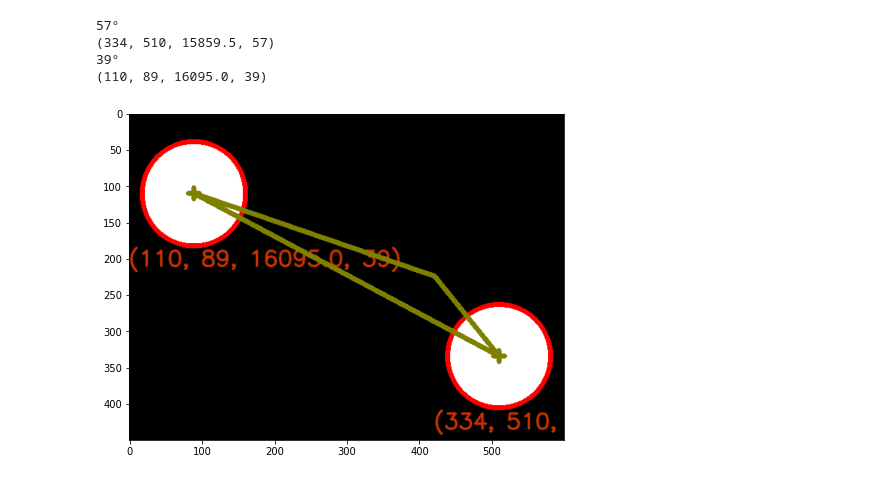
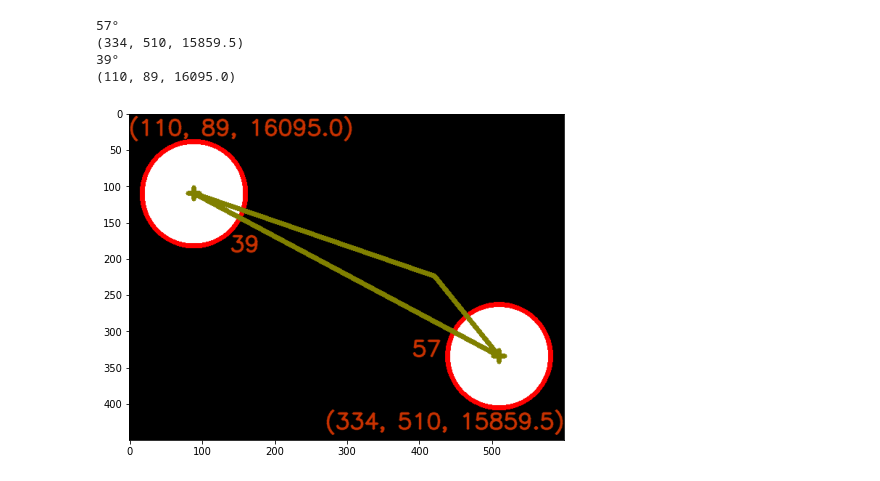
Before and after one commit to Carlos-CECH/pythonNAC1, a Jupyter notebook: R2.ipynb, the cells around one changed output. Drawn from its saved outputs; the diff is of its cells as text; code cells hidden in the pictures.

```diff
--- a/R2.ipynb
+++ b/R2.ipynb
@@ -40,37 +40,46 @@ for c in contornos:
   cy = int(M['m01']/M['m00'])
 
   cv2.drawContours(contornos_img, contornos, -1, [255, 0, 0], 5);
 
   size = 8
   color = (128,128,0)
   cv2.line(contornos_img,(cx - size,cy),(cx + size,cy),color,5)
   cv2.line(contornos_img,(cx,cy - size),(cx, cy + size),color,5)
   graus = round(degrees(atan2(cx,cy)))
 
   font = cv2.FONT_HERSHEY_SIMPLEX
-  text = cy , cx, area, graus
-  if area > cx:
-    origem = (cx - 90, cy + 100)
+  text = cy , cx, area
+  if 400 > cx and cx > 10:
+    origem = (cx - 90, cy - 80)
   else:
     origem = (cx - 240, cy + 100)
 
   cv2.putText(contornos_img, str(text), origem, font,1,(200,50,0),2,cv2.LINE_AA)
 
+  font = cv2.FONT_HERSHEY_SIMPLEX
+  text1 = graus
+  if 400 > cx and cx > 10:
+    origem = (cx + 50, cy + 80)
+  else:
+    origem = (cx - 120, cy)
+
+  cv2.putText(contornos_img, str(text1), origem, font,1,(200,50,0),2,cv2.LINE_AA)
+
   print(str(graus) + '°')
-
   print(text)
 
 cv2.line(contornos_img,(510, 334),(89, 110),color,5)
 
 cv2.line(contornos_img,(421, 224),(89, 110),color,5)
 
+cv2.line(contornos_img,(510, 334),(421, 224),color,5)
 
 
 plt.figure(figsize=(8,6))
 plt.imshow(contornos_img);
 # %% [output]
 57°
-(334, 510, 15859.5, 57)
+(334, 510, 15859.5)
 39°
-(110, 89, 16095.0, 39)
+(110, 89, 16095.0)
-[figure, old version]
+[figure, new version]
```
